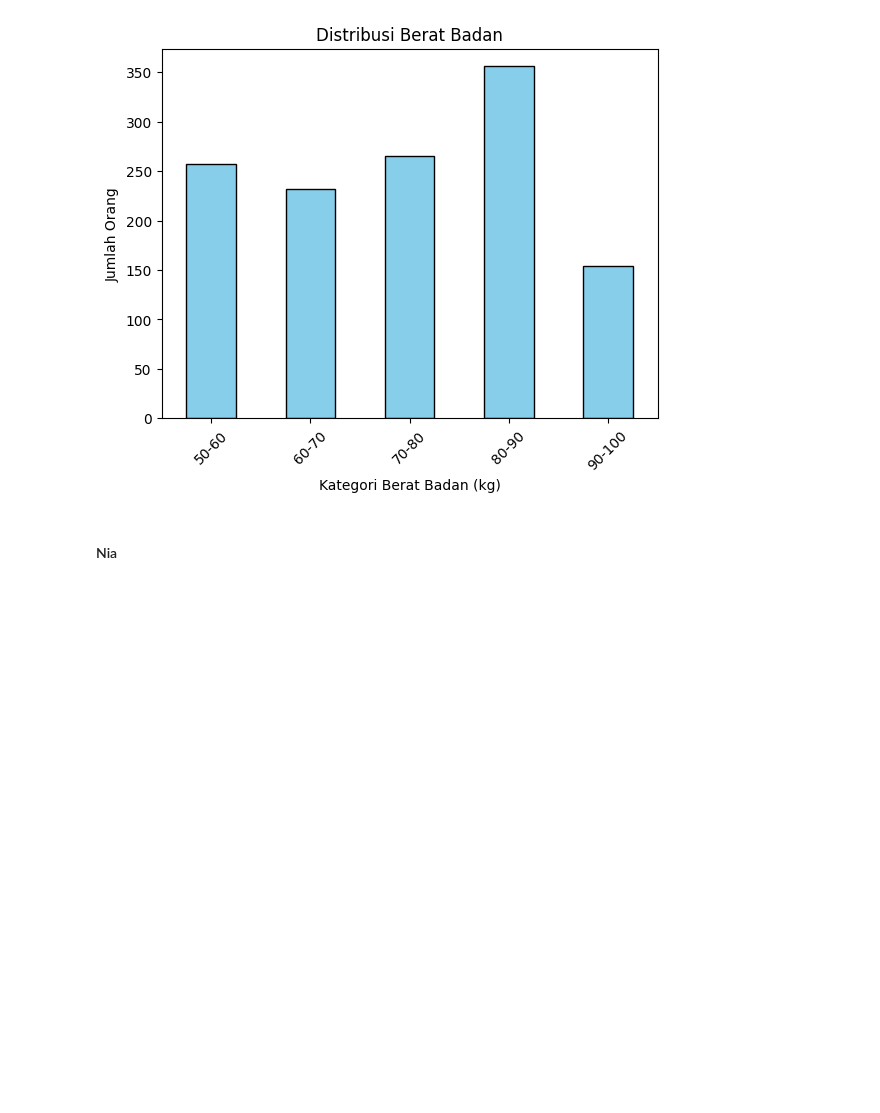
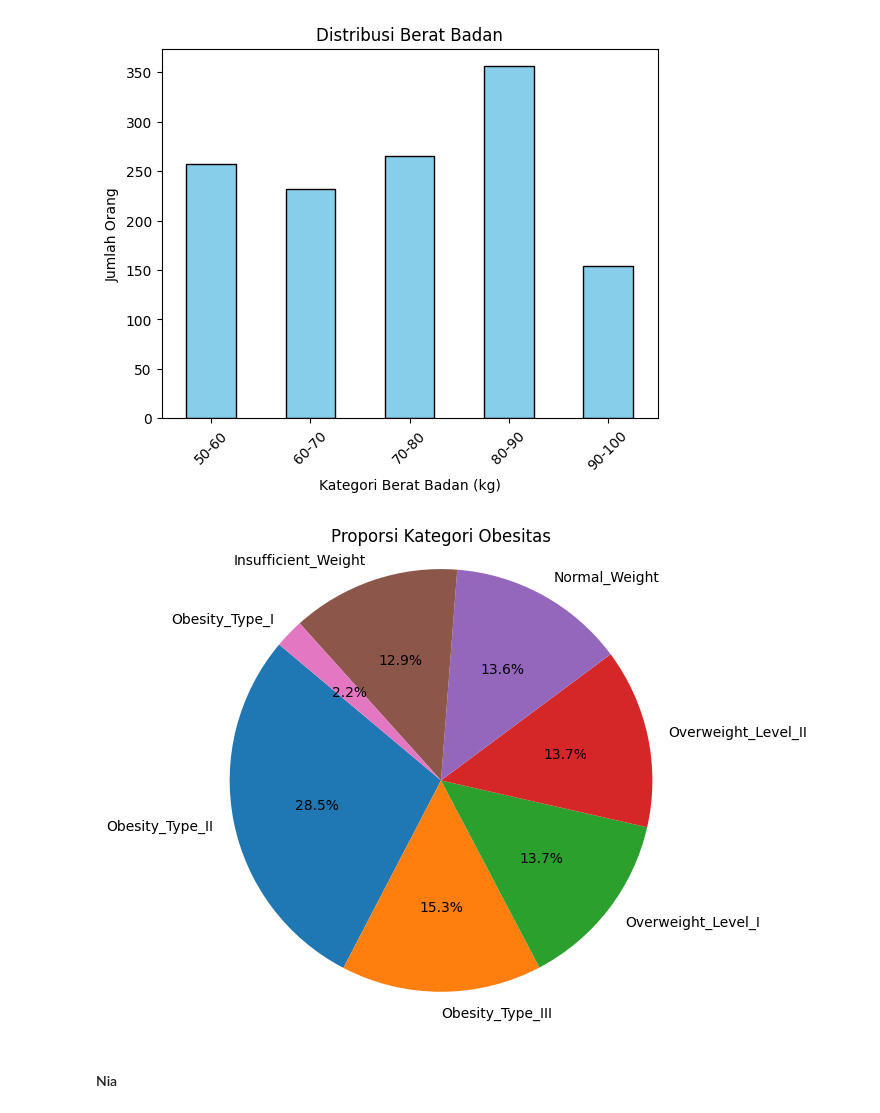
Before and after one commit to abdhaamed/abdhaamed, a Jupyter notebook: Statistika_tubes.ipynb, the cells around one changed output. Drawn from its saved outputs; the diff is of its cells as text; code cells hidden in the pictures; blank space fills up the shorter version.

Commit message:
Pie Chart

```diff
--- a/Statistika_tubes.ipynb
+++ b/Statistika_tubes.ipynb
@@ -210,6 +210,32 @@ plt.xticks(rotation=45)
 plt.show()
 # %% [output]
 [figure]
+# %%
+# Menghitung jumlah kasus dalam setiap kategori
+kategori_counts = obesity['NObeyesdad'].value_counts()
+
+# Mapping dari label asli ke label deskriptif
+label_mapping = {
+    '0': 'Insufficient_Weight',
+    '1': 'Normal_Weight',
+    '2': 'Overweight_Level_I',
+    '3': 'Overweight_Level_II',
+    '4': 'Obesity_Type_I',
+    '5': 'Obesity_Type_II',
+    '6': 'Obesity_Type_III',
+}
+
+# Mengganti label dengan label deskriptif
+descriptive_labels = [label_mapping[str(label)] for label in kategori_counts.index]
+
+# Membuat pie chart
+plt.figure(figsize=(6, 6))
+plt.pie(kategori_counts, labels=descriptive_labels, autopct='%1.1f%%', startangle=140)
+plt.title('Proporsi Kategori Obesitas')
+plt.axis('equal')  # Equal aspect ratio ensures that pie is drawn as a circle.
+plt.show()
+# %% [output]
+[figure, added]
 # %% [markdown]
 #### Nia
 # %%
```
